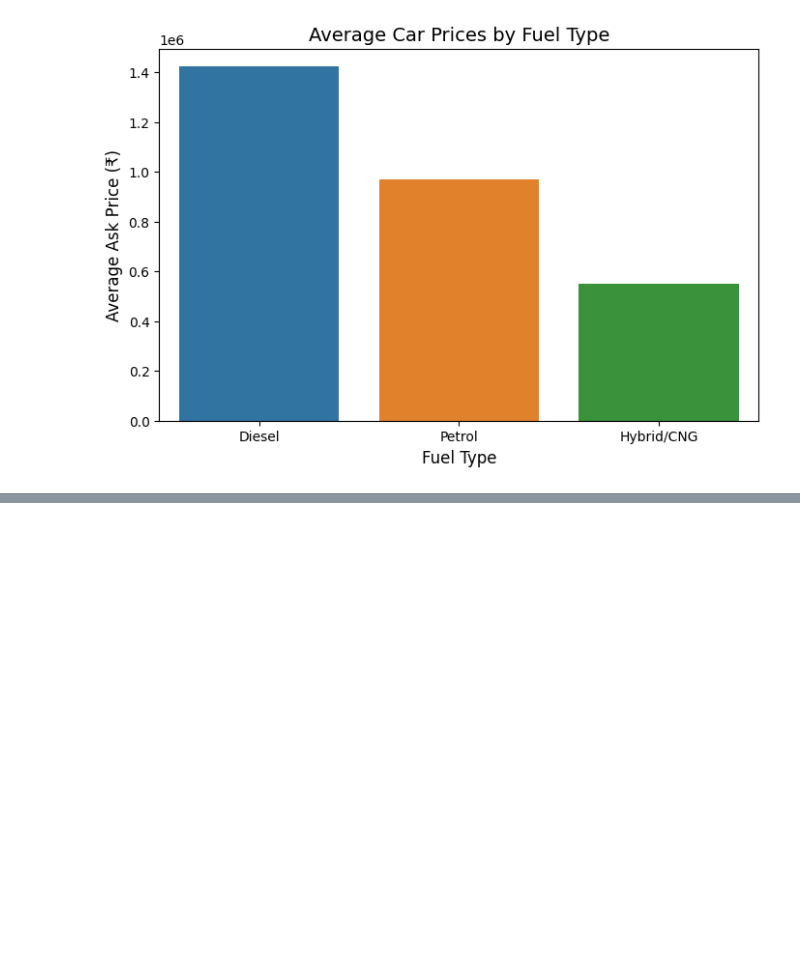
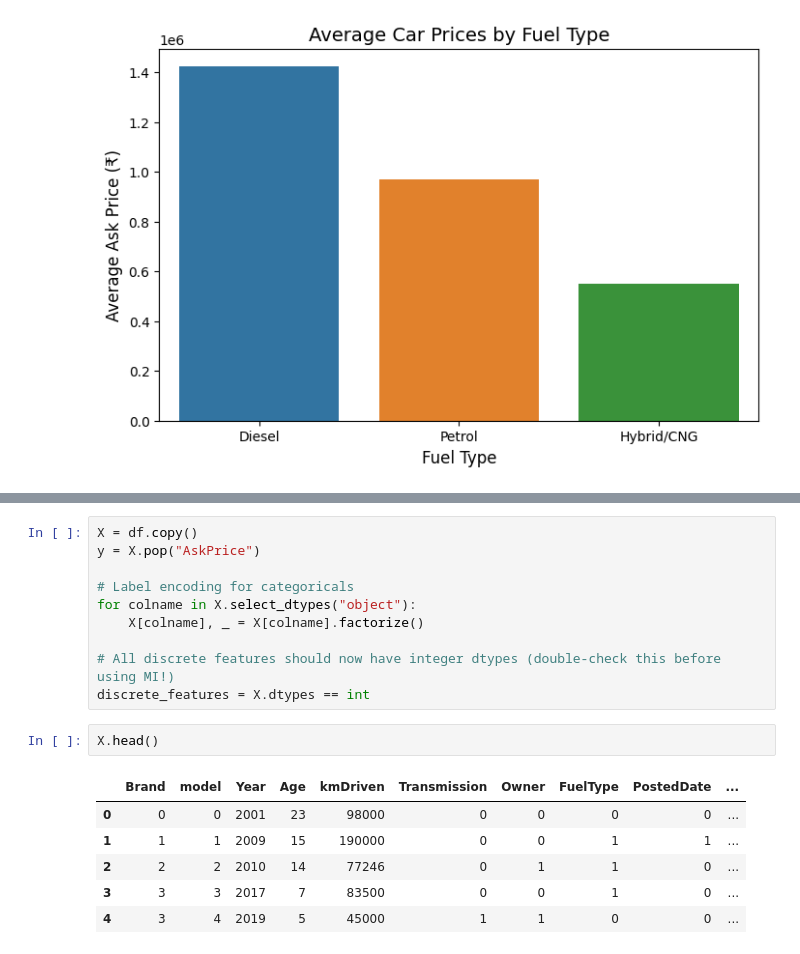
Before and after one commit to johnpospisil/used-car-values-in-india, a Jupyter notebook: used-car-values-in-india.ipynb, the cells around one changed output, grey strips where cells are left out. Saved outputs shown, nothing was run; the diff lists cells and outputs as text; blank space fills up the shorter version.

```diff
--- a/used-car-values-in-india.ipynb
+++ b/used-car-values-in-india.ipynb
@@ -339,0 +366,19 @@ plt.show()
+# %%
+X = df.copy()
+y = X.pop("AskPrice")
+
+# Label encoding for categoricals
+for colname in X.select_dtypes("object"):
+    X[colname], _ = X[colname].factorize()
+
+# All discrete features should now have integer dtypes (double-check this before using MI!)
+discrete_features = X.dtypes == int
+# %%
+X.head()
+# %% [output]
+|  | Brand | model | Year | Age | kmDriven | Transmission | Owner | FuelType | PostedDate | ... |
+| 0 | 0 | 0 | 2001 | 23 | 98000 | 0 | 0 | 0 | 0 | ... |
+| 1 | 1 | 1 | 2009 | 15 | 190000 | 0 | 0 | 1 | 1 | ... |
+| 2 | 2 | 2 | 2010 | 14 | 77246 | 0 | 1 | 1 | 0 | ... |
+| 3 | 3 | 3 | 2017 | 7 | 83500 | 0 | 0 | 1 | 0 | ... |
+| 4 | 3 | 4 | 2019 | 5 | 45000 | 1 | 1 | 0 | 0 | ... |
```
Also changed, not shown: parts of 2 cells of this notebook.
